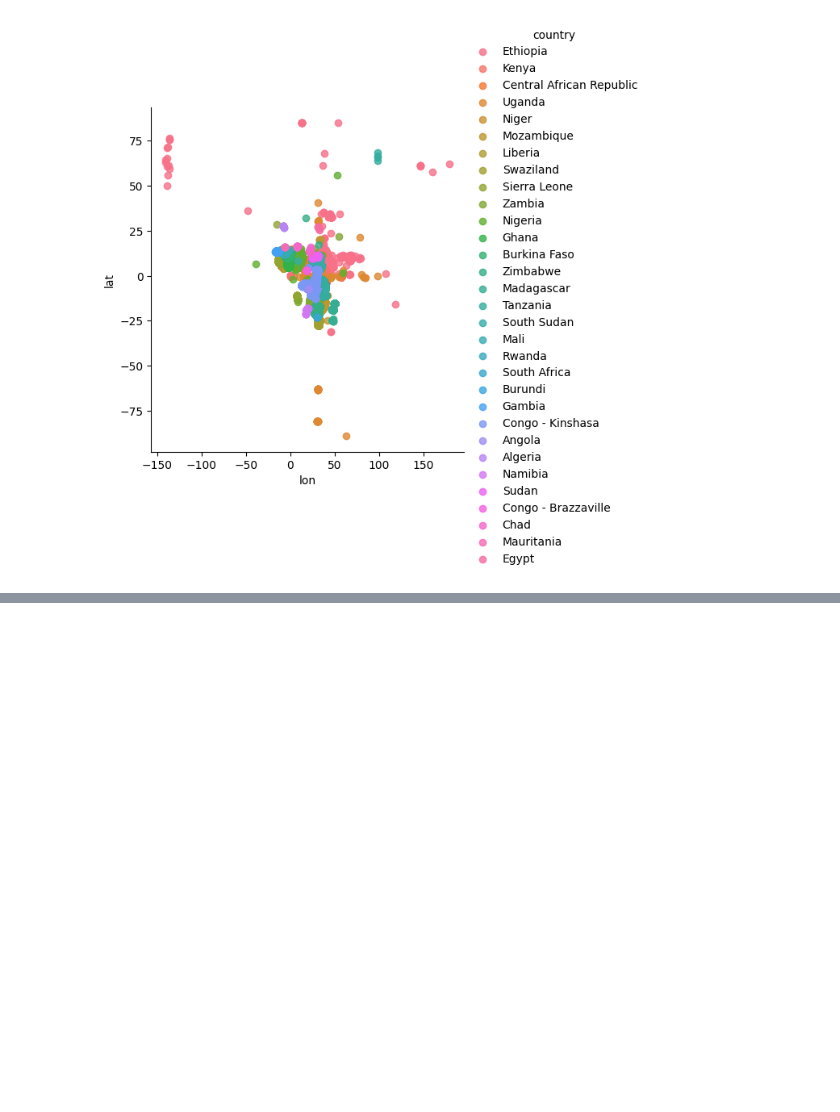
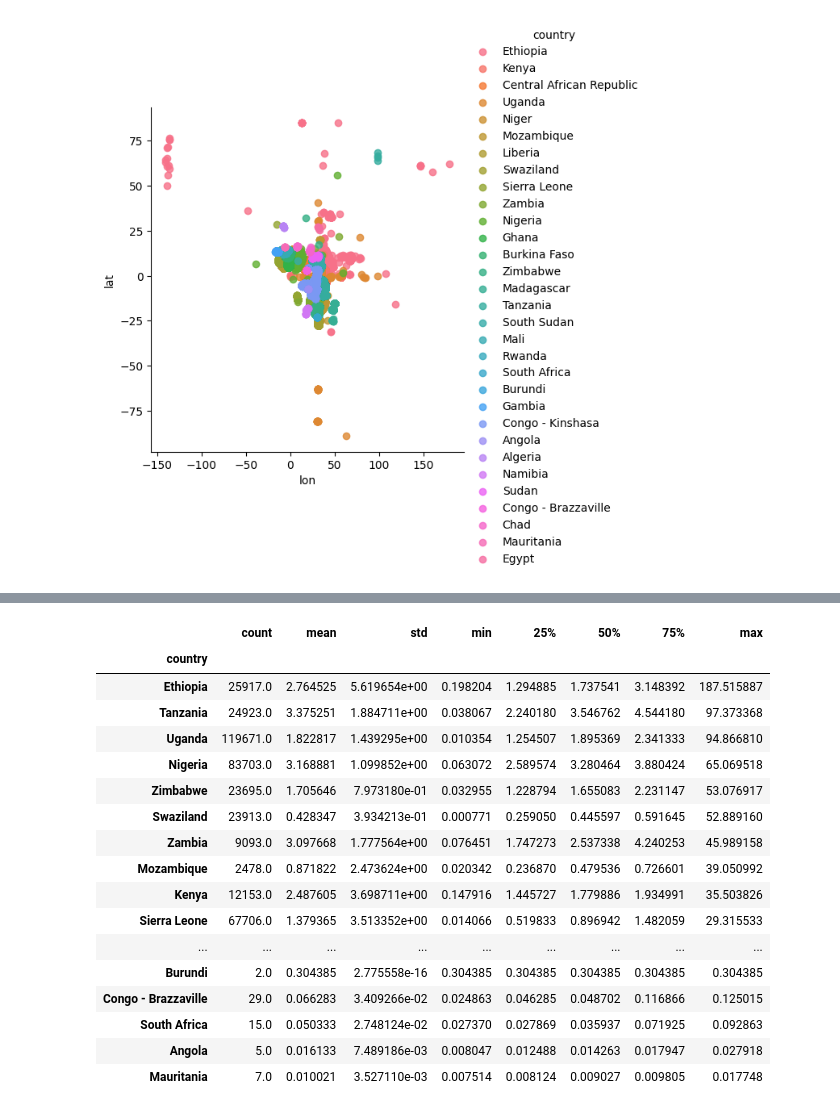
Before and after one commit to apsocarras/africa-water-access, a Jupyter notebook: final.ipynb, the cells around one changed output, grey strips where cells are left out. Saved outputs shown, nothing was run; the diff lists cells and outputs as text; code cells hidden in the pictures; blank space fills up the shorter version.

```diff
--- a/final.ipynb
+++ b/final.ipynb
@@ -53,7 +53,7 @@ from shapely.geometry import Point
 def get_points(df):
   return [Point(xy) for xy in zip(df['lon'], df['lat'])]
 
-gdf = gpd.GeoDataFrame(water, geometry=get_points(water))
+water_gdf = gpd.GeoDataFrame(water, geometry=get_points(water))
 
 world = gpd.read_file(
   gpd.datasets.get_path('naturalearth_lowres')
@@ -142,0 +103,6 @@ df = gpd.GeoDataFrame(df['country'], geometry=get_points(df))
+# %%
+df = water_gdf[['country', 'lat', 'lon']].groupby('country').mean()
+df.reset_index(inplace=True)
+centers = gpd.GeoDataFrame(df['country'], geometry=get_points(df)).set_index('country')
+centers.rename({'geometry':'center'}, axis=1, inplace=True)
+centers # not true country centers, as water access points in each country are not randomly distributed
@@ -142,0 +128,25 @@ df = gpd.GeoDataFrame(df['country'], geometry=get_points(df))
+# %%
+water_gdf = water_gdf.merge(centers, how='left', left_on='country', right_index=True)
+water_gdf['distance'] = gpd.GeoSeries.distance(water_gdf['geometry'], water_gdf['center'])
+# %%
+distance_describe = water_gdf[['country', 'distance']].groupby('country').describe()['distance']
+distance_describe.sort_values('max', ascending=False)
+# %% [output]
+|  | count | mean | std | min | 25% | 50% | 75% | max |
+| country |  |  |  |  |  |  |  |  |
+| Ethiopia | 25917.0 | 2.764525 | 5.619654e+00 | 0.198204 | 1.294885 | 1.737541 | 3.148392 | 187.515887 |
+| Tanzania | 24923.0 | 3.375251 | 1.884711e+00 | 0.038067 | 2.240180 | 3.546762 | 4.544180 | 97.373368 |
+| Uganda | 119671.0 | 1.822817 | 1.439295e+00 | 0.010354 | 1.254507 | 1.895369 | 2.341333 | 94.866810 |
+| Nigeria | 83703.0 | 3.168881 | 1.099852e+00 | 0.063072 | 2.589574 | 3.280464 | 3.880424 | 65.069518 |
+| Zimbabwe | 23695.0 | 1.705646 | 7.973180e-01 | 0.032955 | 1.228794 | 1.655083 | 2.231147 | 53.076917 |
+| Swaziland | 23913.0 | 0.428347 | 3.934213e-01 | 0.000771 | 0.259050 | 0.445597 | 0.591645 | 52.889160 |
+| Zambia | 9093.0 | 3.097668 | 1.777564e+00 | 0.076451 | 1.747273 | 2.537338 | 4.240253 | 45.989158 |
+| Mozambique | 2478.0 | 0.871822 | 2.473624e+00 | 0.020342 | 0.236870 | 0.479536 | 0.726601 | 39.050992 |
+| Kenya | 12153.0 | 2.487605 | 3.698711e+00 | 0.147916 | 1.445727 | 1.779886 | 1.934991 | 35.503826 |
+| Sierra Leone | 67706.0 | 1.379365 | 3.513352e+00 | 0.014066 | 0.519833 | 0.896942 | 1.482059 | 29.315533 |
+| ... | ... | ... | ... | ... | ... | ... | ... | ... |
+| Burundi | 2.0 | 0.304385 | 2.775558e-16 | 0.304385 | 0.304385 | 0.304385 | 0.304385 | 0.304385 |
+| Congo - Brazzaville | 29.0 | 0.066283 | 3.409266e-02 | 0.024863 | 0.046285 | 0.048702 | 0.116866 | 0.125015 |
+| South Africa | 15.0 | 0.050333 | 2.748124e-02 | 0.027370 | 0.027869 | 0.035937 | 0.071925 | 0.092863 |
+| Angola | 5.0 | 0.016133 | 7.489186e-03 | 0.008047 | 0.012488 | 0.014263 | 0.017947 | 0.027918 |
+| Mauritania | 7.0 | 0.010021 | 3.527110e-03 | 0.007514 | 0.008124 | 0.009027 | 0.009805 | 0.017748 |
```
Also changed, not shown: parts of 10 cells of this notebook.
